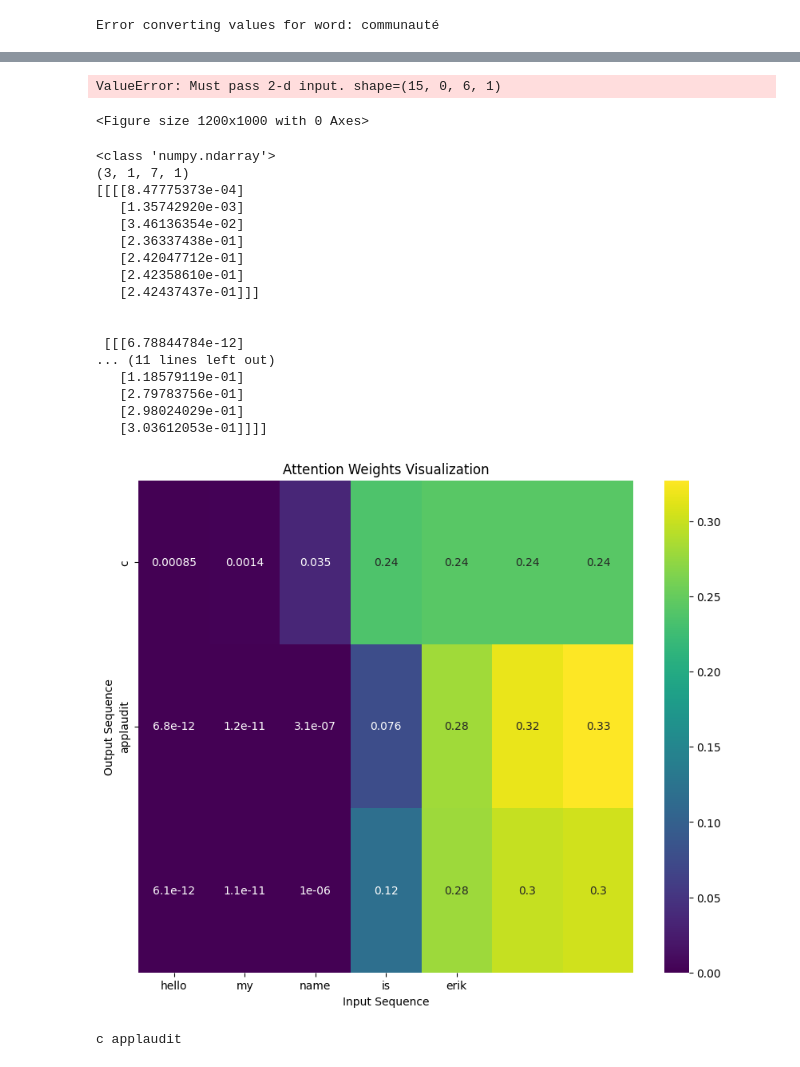
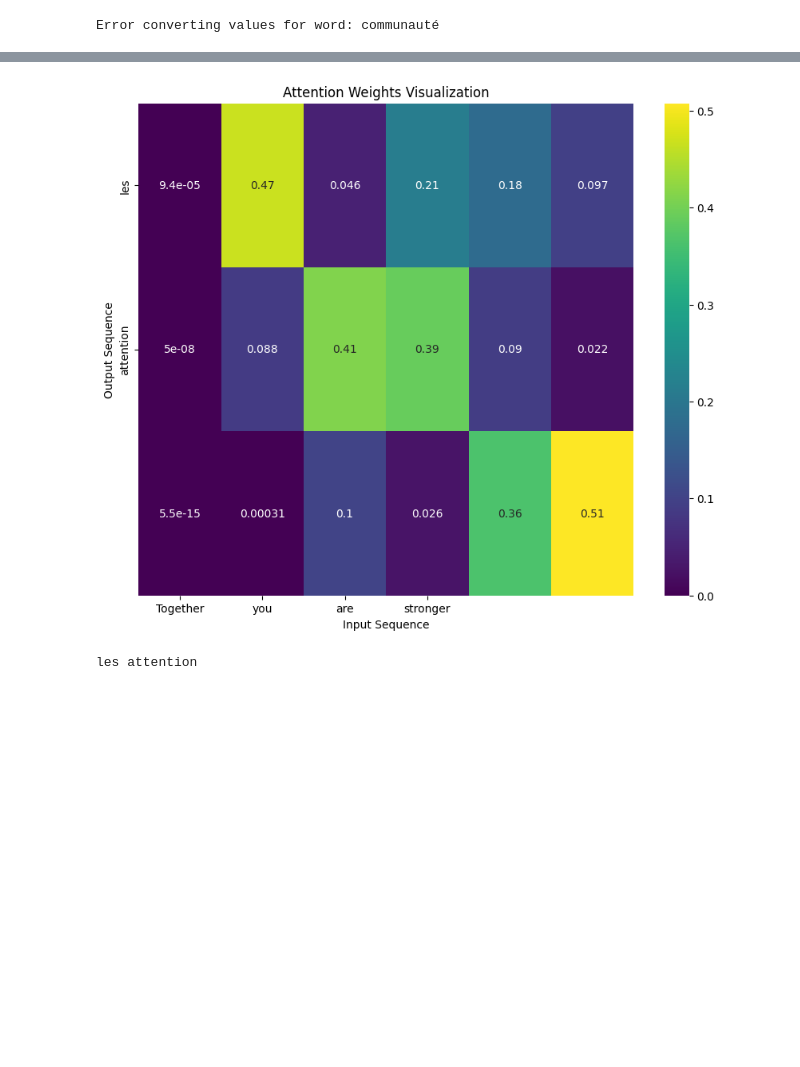
Before and after one commit to erikrubinov/nlp_project, a Jupyter notebook: ass2/5_seq2seq_attention_translation.ipynb, the cells around one changed output, grey strips where cells are left out. Drawn from its saved outputs; the diff is of its cells as text; code cells hidden in the pictures; blank space fills up the shorter version.

```diff
--- a/ass2/5_seq2seq_attention_translation.ipynb
+++ b/ass2/5_seq2seq_attention_translation.ipynb
@@ -222,9 +216,0 @@ print(len(filtered_source_data))
-# %%
-df = pd.DataFrame({
-    'source': filtered_source_data,
-    'target': filtered_target_data
-})
-
-dataset = SourceTargetTranslations(df, max_vocab=2000)
-
-len(dataset)
@@ -418,11 +375,11 @@ class EncoderDecoder(nn.Module):
     def predict(self, inputs, lengths):
         self.batch_size = inputs.size(0)
 
-        encoder_output, context = self.encoder(
+        encoder_output, encoder_hidden = self.encoder(
             inputs.to(device),
             lengths,
         )
-        decoder_hidden = context
+        decoder_hidden = encoder_hidden
 
 
         # Initialize the input of the decoder to be <SOS>
@@ -439,7 +396,7 @@ class EncoderDecoder(nn.Module):
             predictions, decoder_hidden, attention_weights = self.decoder( #ADDED FOR A
                 decoder_input.to(device),
                 decoder_hidden.to(device),
-                context.to(device),
+                encoder_output.to(device),
                 )
 
             prediction = torch.multinomial(F.softmax(predictions, dim=1), 1)
@@ -579,31 +591,28 @@ def calc_bleu():
 from torch.utils.data import DataLoader
 
 batch_size = 256
-
+embedding_dim = 100
+hidden_size = 1024
 train_size = int(0.90 * len(dataset))
 test_size = len(dataset) - train_size
 train_dataset, test_dataset = torch.utils.data.random_split(dataset, [train_size, test_size])
 
 
 train_loader = DataLoader(train_dataset, batch_size=batch_size, collate_fn=collate, drop_last=True)
-test_loader = DataLoader(test_dataset, batch_size=batch_size, collate_fn=collate, drop_last=True)
 
-embedding_dim = 100
-hidden_size = 1024
+
 
 # Load embeddings
-word2vec_source_path = 'word2vec/english.txt'
-word2vec_target_path = 'word2vec/france.txt'
 
-vocab_source = dataset.token2idx_inputs
-vocab_target = dataset.token2idx_targets
+vocab_en = dataset.token2idx_inputs
+vocab_fr = dataset.token2idx_targets
 
-vocab_embeddings_source = load_word2vec_embeddings(word2vec_source_path, vocab_source, embedding_dim)
-vocab_embeddings_target = load_word2vec_embeddings(word2vec_target_path, vocab_target, embedding_dim)
+vocab_embeddings_en = load_word2vec_embeddings('word2vec/english.txt', vocab_en, embedding_dim)
+vocab_embeddings_fr = load_word2vec_embeddings('word2vec/france.txt', vocab_fr, embedding_dim)
 
 # Create instances of Encoder and Decoder
-encoder = Encoder(vocab_size=len(vocab_source), embedding_dim=embedding_dim, hidden_size=hidden_size, batch_size=batch_size, pretrained_embeddings=vocab_embeddings_source)
-decoder = Decoder(vocab_size=len(vocab_target), embedding_dim=embedding_dim, decoder_hidden_size=hidden_size, encoder_hidden_size=hidden_size, batch_size=batch_size, pretrained_embeddings=vocab_embeddings_target)
+encoder = Encoder(vocab_size=len(vocab_en), embedding_dim=embedding_dim, hidden_size=hidden_size, batch_size=batch_size, pretrained_embeddings=vocab_embeddings_en)
+decoder = Decoder(vocab_size=len(vocab_fr), embedding_dim=embedding_dim, decoder_hidden_size=hidden_size, encoder_hidden_size=hidden_size, batch_size=batch_size, pretrained_embeddings=vocab_embeddings_fr)
 
 
 model = EncoderDecoder(
@@ -614,8 +623,8 @@ model = EncoderDecoder(
     batch_size=batch_size,
     targets_start_idx=dataset.token2idx_targets[dataset.start_of_sequence_token],
     targets_stop_idx=dataset.token2idx_targets[dataset.end_of_sequence_token],
-    encoder_embeddings=vocab_embeddings_source,  # Pass encoder embeddings
-    decoder_embeddings=vocab_embeddings_target   # Pass decoder embeddings
+    encoder_embeddings=vocab_embeddings_en,  # Pass encoder embeddings
+    decoder_embeddings=vocab_embeddings_fr   # Pass decoder embeddings
 ).to(device)
 
 optimizer = optim.Adam([p for p in model.parameters() if p.requires_grad], lr=0.001)
@@ -690,7 +733,7 @@ def translate_text(input_text, model, dataset, device='cpu'):
 # %%
-input_text = "the debate is closed"
+input_text = "Together you are stronger"
 translated_text = translate_text(input_text, model, dataset)
 print(translated_text)
 # %% [output]
+[figure, added]
-ValueError: Must pass 2-d input. shape=(15, 0, 6, 1)
+les attention
-<Figure size 1200x1000 with 0 Axes>
@@ -748,24 +739,0 @@ output_sequence = "hello mam"        # Adjust as per your output generation
-# %%
-input_text = "hello my name is erik"
-translated_text = translate_text(input_text, model, dataset)
-print(translated_text)
-# %% [output]
-<class 'numpy.ndarray'>
-(3, 1, 7, 1)
-[[[[8.47775373e-04]
-   [1.35742920e-03]
-   [3.46136354e-02]
-   [2.36337438e-01]
-   [2.42047712e-01]
-   [2.42358610e-01]
-   [2.42437437e-01]]]
-
-
- [[[6.78844784e-12]
-... (11 lines left out)
-   [1.18579119e-01]
-   [2.79783756e-01]
-   [2.98024029e-01]
-   [3.03612053e-01]]]]
-[figure, removed]
-c applaudit
```
Also changed, not shown: parts of 27 cells of this notebook.
